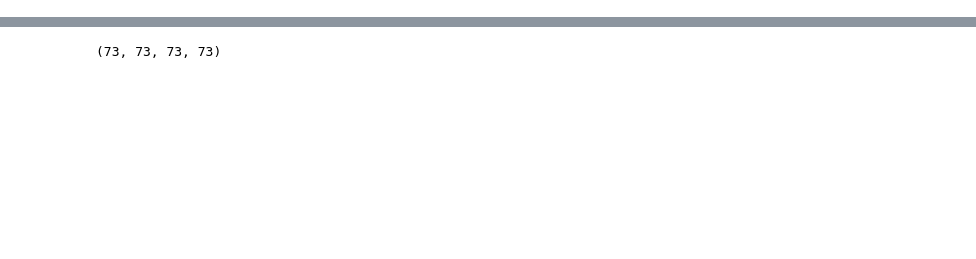
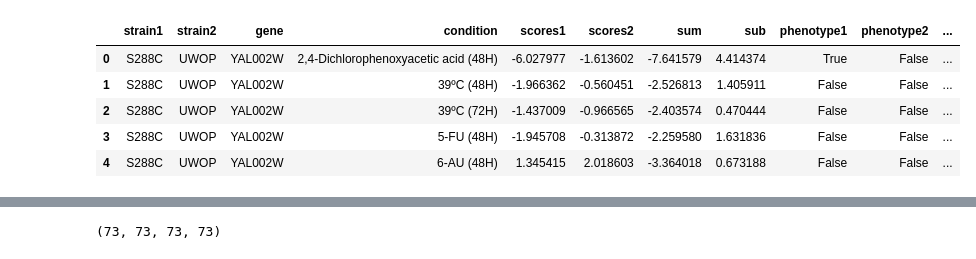
Before and after one commit to mgalardini/2018koyeast, a Jupyter notebook: notebooks/deviations_rarefaction.ipynb, the cells around one changed output, grey strips where cells are left out. Saved outputs shown, nothing was run; the diff lists cells and outputs as text; code cells hidden in the pictures; blank space fills up the shorter version.

```diff
--- a/notebooks/deviations_rarefaction.ipynb
+++ b/notebooks/deviations_rarefaction.ipynb
@@ -55,4 +55,13 @@ cstrains = {x: c
 d = pd.read_table(dev, index_col=[4, 5, 1, 0])
 d = d.loc[(slice(None), slice(None), genes),]
 d = d.sort_index().reset_index()
+# %%
+d.head()
+# %% [output]
+|  | strain1 | strain2 | gene | condition | scores1 | scores2 | sum | sub | phenotype1 | phenotype2 | ... |
+| 0 | S288C | UWOP | YAL002W | 2,4-Dichlorophenoxyacetic acid (48H) | -6.027977 | -1.613602 | -7.641579 | 4.414374 | True | False | ... |
+| 1 | S288C | UWOP | YAL002W | 39ºC (48H) | -1.966362 | -0.560451 | -2.526813 | 1.405911 | False | False | ... |
+| 2 | S288C | UWOP | YAL002W | 39ºC (72H) | -1.437009 | -0.966565 | -2.403574 | 0.470444 | False | False | ... |
+| 3 | S288C | UWOP | YAL002W | 5-FU (48H) | -1.945708 | -0.313872 | -2.259580 | 1.631836 | False | False | ... |
+| 4 | S288C | UWOP | YAL002W | 6-AU (48H) | 1.345415 | 2.018603 | -3.364018 | 0.673188 | False | False | ... |
 # %%
```
Also changed, not shown: parts of 12 cells of this notebook, 2 other files.
